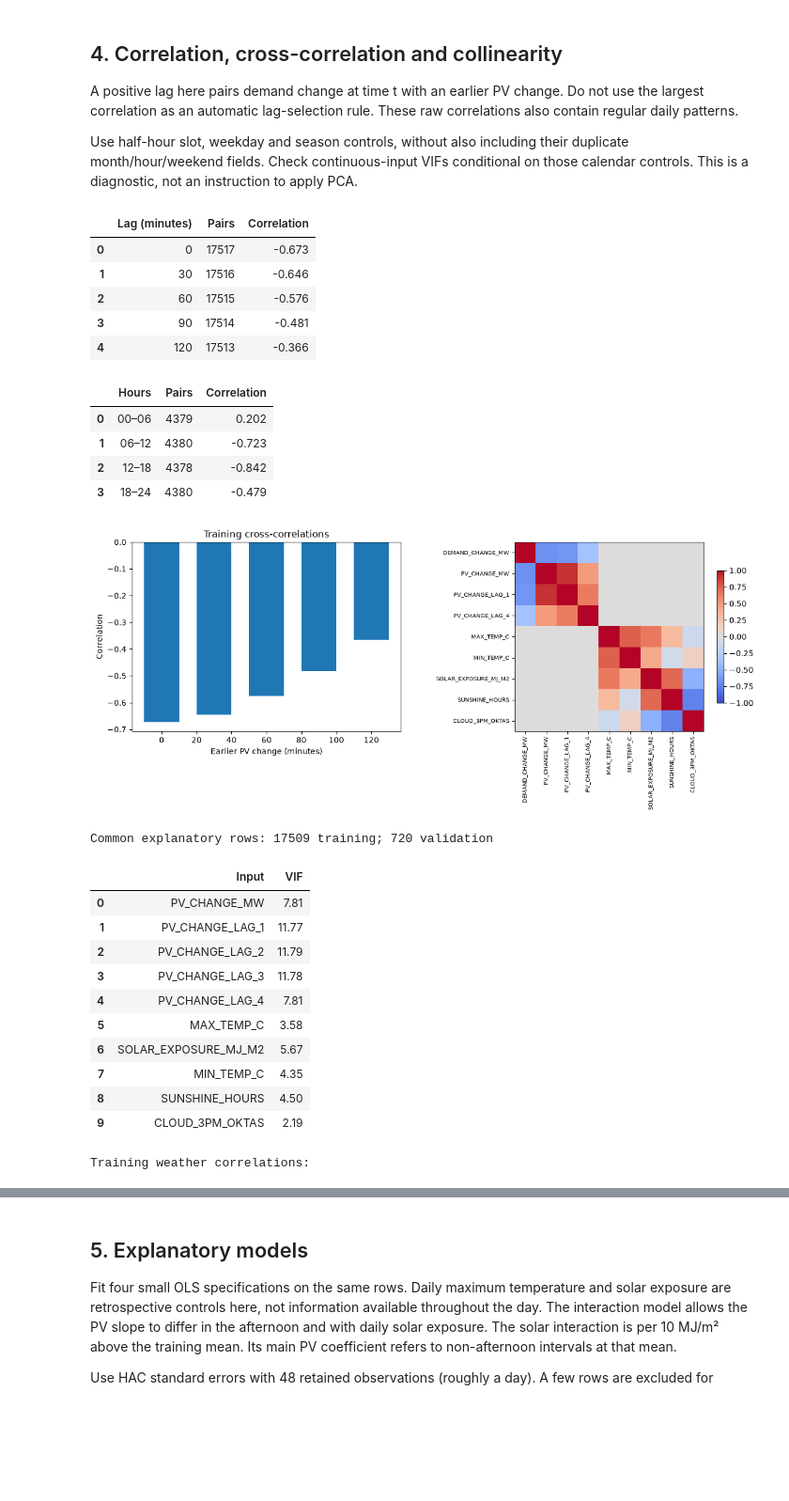
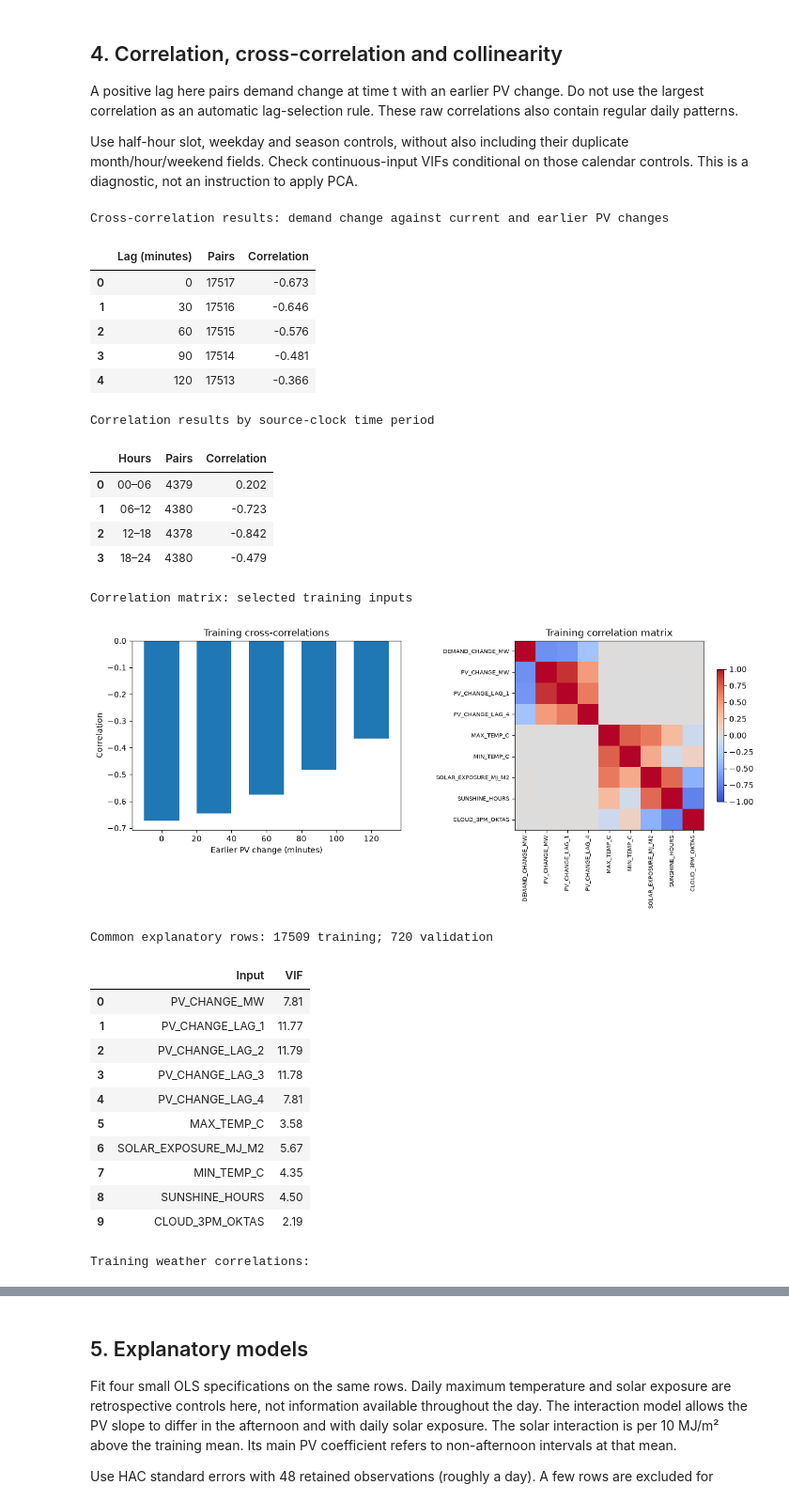
Before and after one commit to Bel912/ZZSC9020-Data-Science-Project-Group-D, a Jupyter notebook: src/initial_modelling.ipynb, the cells around one changed output, grey strips where cells are left out. Shown at 94% size. Drawn from its saved outputs; the diff is of its cells as text; code cells hidden in the pictures; blank space fills up the shorter version.

```diff
--- a/src/initial_modelling.ipynb
+++ b/src/initial_modelling.ipynb
@@ -281,6 +289,7 @@ for lag, column in enumerate(['PV_CHANGE_MW'] + lag_columns):
     lag_correlations.append({'Lag (minutes)': lag * 30, 'Pairs': len(pairs),
                              'Correlation': pairs.corr().iloc[0, 1]})
 lag_correlations = pd.DataFrame(lag_correlations)
+print('Cross-correlation results: demand change against current and earlier PV changes')
 display(lag_correlations.round(3))
 
 periods = pd.cut(train['DATETIME'].dt.hour, [0, 6, 12, 18, 24], right=False,
@@ -289,6 +298,7 @@ rows = []
 for name, group in train.groupby(periods, observed=True):
     rows.append({'Hours': str(name), 'Pairs': group[['PV_CHANGE_MW', 'DEMAND_CHANGE_MW']].dropna().shape[0],
                  'Correlation': group['PV_CHANGE_MW'].corr(group['DEMAND_CHANGE_MW'])})
+print('Correlation results by source-clock time period')
 display(pd.DataFrame(rows).round(3))
 
 correlation_columns = ['DEMAND_CHANGE_MW', 'PV_CHANGE_MW', 'PV_CHANGE_LAG_1',
@@ -297,8 +307,10 @@ correlation_columns = ['DEMAND_CHANGE_MW', 'PV_CHANGE_MW', 'PV_CHANGE_LAG_1',
 figure, axes = plt.subplots(1, 2, figsize=(12, 5))
 axes[0].bar(lag_correlations['Lag (minutes)'], lag_correlations['Correlation'], width=20)
 axes[0].set(xlabel='Earlier PV change (minutes)', ylabel='Correlation', title='Training cross-correlations')
+print('Correlation matrix: selected training inputs')
 corr = train[correlation_columns].corr()
 image = axes[1].imshow(corr, vmin=-1, vmax=1, cmap='coolwarm')
+axes[1].set(title='Training correlation matrix')
 axes[1].set_xticks(range(len(corr)), corr.columns, rotation=90, fontsize=7)
 axes[1].set_yticks(range(len(corr)), corr.index, fontsize=7)
 figure.colorbar(image, ax=axes[1], shrink=0.7)
@@ -335,35 +347,38 @@ def explanatory_matrix(data):
 explanatory_required = ['DEMAND_CHANGE_MW', 'PV_CHANGE_MW'] + lag_columns
 explanatory_train = train.dropna(subset=explanatory_required)
 explanatory_validation = validation.dropna(subset=explanatory_required)
 X_explain = explanatory_matrix(explanatory_train)
 X_explain_validation = explanatory_matrix(explanatory_validation)
 y_explain = explanatory_train['DEMAND_CHANGE_MW']
 y_explain_validation = explanatory_validation['DEMAND_CHANGE_MW']
 print('Common explanatory rows:', len(explanatory_train), 'training;', len(explanatory_validation), 'validation')
 
 candidate_weather = ['MIN_TEMP_C', 'SUNSHINE_HOURS', 'CLOUD_3PM_OKTAS']
 vif_matrix = X_explain.drop(columns=['PV_x_afternoon', 'PV_x_solar']).copy()
 for column in candidate_weather:
     vif_matrix[column] = explanatory_train[column].fillna(weather_medians[column])
 continuous = ['PV_CHANGE_MW'] + lag_columns + ['MAX_TEMP_C', 'SOLAR_EXPOSURE_MJ_M2'] + candidate_weather
 vif_table = pd.DataFrame({'Input': continuous, 'VIF': [variance_inflation_factor(vif_matrix.to_numpy(), vif_matrix.columns.get_loc(c)) for c in continuous]})
 display(vif_table.round(2))
 print('Training weather correlations:')
 display(daily_weather[['MAX_TEMP_C', 'MIN_TEMP_C', 'SOLAR_EXPOSURE_MJ_M2', 'SUNSHINE_HOURS', 'CLOUD_3PM_OKTAS']].corr().round(2))
 # %% [output]
+Cross-correlation results: demand change against current and earlier PV changes
 |  | Lag (minutes) | Pairs | Correlation |
 | 0 | 0 | 17517 | -0.673 |
 | 1 | 30 | 17516 | -0.646 |
 | 2 | 60 | 17515 | -0.576 |
 | 3 | 90 | 17514 | -0.481 |
 | 4 | 120 | 17513 | -0.366 |
+Correlation results by source-clock time period
 |  | Hours | Pairs | Correlation |
 | 0 | 00–06 | 4379 | 0.202 |
 | 1 | 06–12 | 4380 | -0.723 |
 | 2 | 12–18 | 4378 | -0.842 |
 | 3 | 18–24 | 4380 | -0.479 |
+Correlation matrix: selected training inputs
-[figure, old version]
+[figure, new version]
-Common explanatory rows: 17509 training; 720 validation
+Common explanatory rows: 17509 training; 720 validation
 |  | Input | VIF |
 | 0 | PV_CHANGE_MW | 7.81 |
 | 1 | PV_CHANGE_LAG_1 | 11.77 |
@@ -375,7 +390,7 @@ Common explanatory rows: 17509 training; 720 validation
 | 7 | MIN_TEMP_C | 4.35 |
 | 8 | SUNSHINE_HOURS | 4.50 |
 | 9 | CLOUD_3PM_OKTAS | 2.19 |
-Training weather correlations:
+Training weather correlations:
 |  | MAX_TEMP_C | MIN_TEMP_C | SOLAR_EXPOSURE_MJ_M2 | SUNSHINE_HOURS | CLOUD_3PM_OKTAS |
 | MAX_TEMP_C | 1.00 | 0.75 | 0.64 | 0.32 | -0.12 |
 | MIN_TEMP_C | 0.75 | 1.00 | 0.41 | -0.09 | 0.14 |
```
Also changed, not shown: parts of 5 cells of this notebook, 15 other files.
